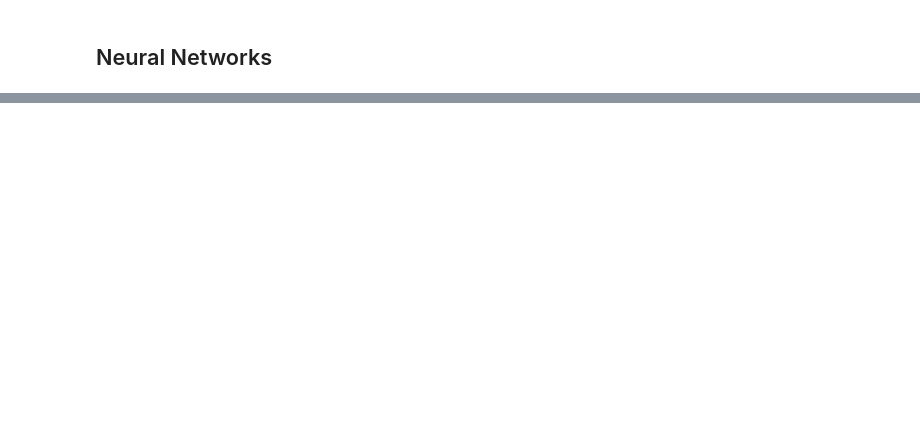
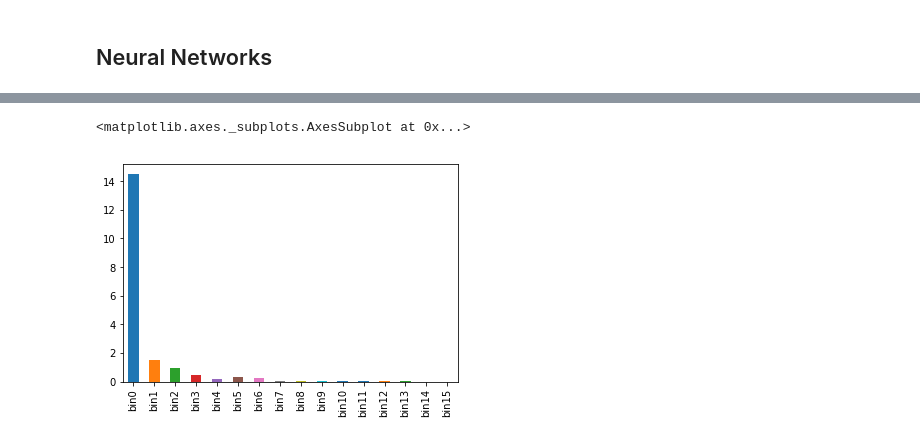
Before and after one commit to MihaiVisu/HonoursProject, a Jupyter notebook: notebooks/all_transport_data.ipynb, the cells around one changed output, grey strips where cells are left out. Saved outputs shown, nothing was run; the diff lists cells and outputs as text; code cells hidden in the pictures; blank space fills up the shorter version.

```diff
--- a/notebooks/all_transport_data.ipynb
+++ b/notebooks/all_transport_data.ipynb
@@ -240,0 +322,7 @@ Accuracy: 0.827519812479
+# %%
+bike = pd.read_csv('../data/misc/2015062518.csv')
+# %%
+bike[bin_vals].describe().loc['mean'].plot(kind='bar')
+# %% [output]
+<matplotlib.axes._subplots.AxesSubplot at 0x...>
+[figure, added]
```
Also changed, not shown: parts of 29 cells of this notebook, 1 other file.
